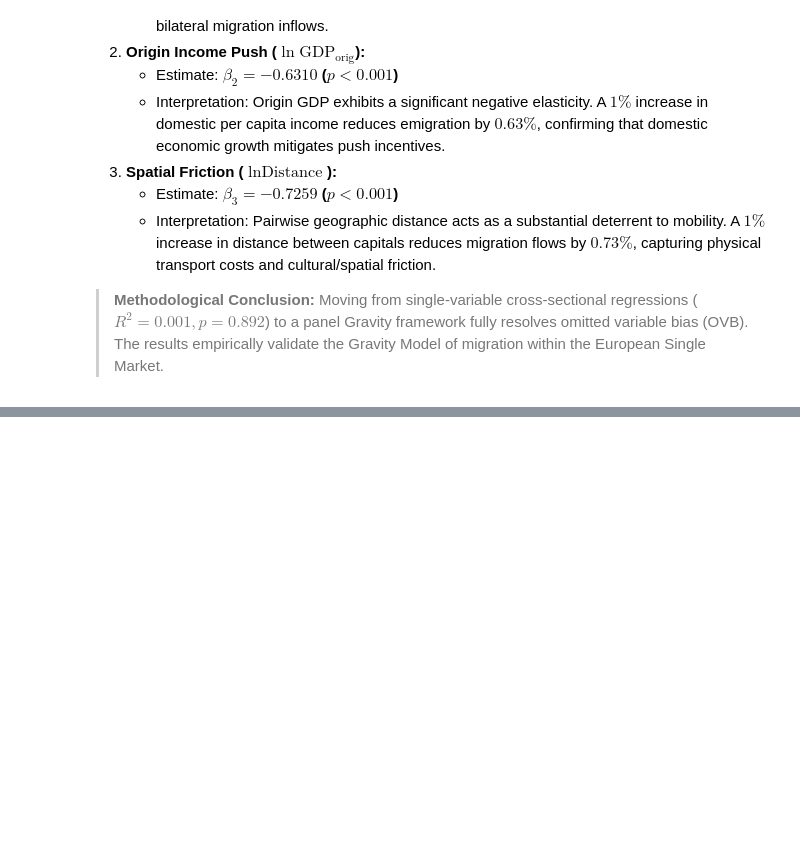
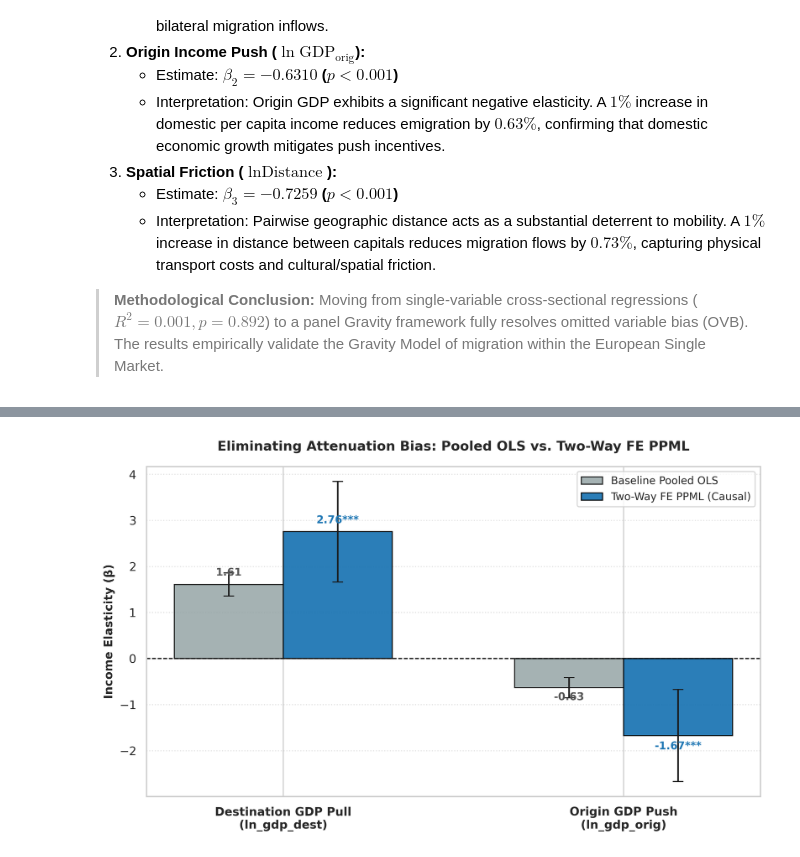
Before and after one commit to cerennturan/eu-migration-gdp-analysis, a Jupyter notebook: EU_Migration_Analysis.ipynb, the cells around one changed output, grey strips where cells are left out. Cells and saved outputs as stored; diff of their text form; code cells hidden in the pictures; blank space fills up the shorter version.

```diff
--- a/EU_Migration_Analysis.ipynb
+++ b/EU_Migration_Analysis.ipynb
@@ -896,3 +899,17 @@ The estimation of the full **Bilateral Panel Gravity Model** yields robust, high
    - Interpretation: Pairwise geographic distance acts as a substantial deterrent to mobility. A $1\%$ increase in distance between capitals reduces migration flows by $0.73\%$, capturing physical transport costs and cultural/spatial friction.
 
 > **Methodological Conclusion:** Moving from single-variable cross-sectional regressions ($R^2 = 0.001, p = 0.892$) to a panel Gravity framework fully resolves omitted variable bias (OVB). The results empirically validate the Gravity Model of migration within the European Single Market.
+# %%
+import pyfixest as pf
+
+# Create a unique pair identifier for country pairs (origin-destination)
+df_gravity['pair_id'] = df_gravity['origin_country'] + '_' + df_gravity['destination_country']
+
+# Run PPML with Country-Pair and Year Fixed Effects
+ppml_fe = pf.fepois(
+    fml="migration_flow ~ ln_gdp_dest + ln_gdp_orig | pair_id + year",
+    data=df_gravity[df_gravity['migration_flow'] >= 0],
+    vcov={"CRV1": "pair_id"} # Cluster standard errors at the country-pair level
+)
+
+ppml_fe.summary()
@@ -898,0 +945,54 @@ The estimation of the full **Bilateral Panel Gravity Model** yields robust, high
+# %%
+import matplotlib.pyplot as plt
+import numpy as np
+
+# Old (Pooled OLS) and new (Two-Way FE PPML) coefficients
+labels = ['Destination GDP Pull\n(ln_gdp_dest)', 'Origin GDP Push\n(ln_gdp_orig)']
+ols_coefs = [1.61, -0.63]
+ols_err = [0.25, 0.22] # Baseline model standart error band
+# Extract new model (ppml_fe) results directly from the model object
+ppml_coefs = [ppml_fe.coef()['ln_gdp_dest'], ppml_fe.coef()['ln_gdp_orig']]
+ci = ppml_fe.confint()
+ppml_err = [
+    ppml_coefs[0] - ci.loc['ln_gdp_dest', '2.5%'],
+    ppml_coefs[1] - ci.loc['ln_gdp_orig', '2.5%']
+]
+
+x = np.arange(len(labels))
+width = 0.32
+
+fig, ax = plt.subplots(figsize=(9, 5.5), dpi=300)
+
+# Bars and 95% Confidence Intervals
+rects1 = ax.bar(x - width/2, ols_coefs, width, yerr=ols_err, capsize=5,
+                label='Baseline Pooled OLS', color='#95a5a6', edgecolor='black', alpha=0.85)
+rects2 = ax.bar(x + width/2, ppml_coefs, width, yerr=ppml_err, capsize=5,
+                label='Two-Way FE PPML (Causal)', color='#1f77b4', edgecolor='black', alpha=0.95)
+
+# Zero reference line and labels
+ax.axhline(0, color='black', linewidth=1, linestyle='--')
+ax.set_ylabel('Income Elasticity (β)', fontsize=11, fontweight='bold')
+ax.set_title('Eliminating Attenuation Bias: Pooled OLS vs. Two-Way FE PPML', fontsize=12.5, fontweight='bold', pad=15)
+ax.set_xticks(x)
+ax.set_xticklabels(labels, fontsize=11, fontweight='bold')
+ax.legend(frameon=True, fontsize=10)
+ax.grid(axis='y', linestyle=':', alpha=0.6)
+
+# Annotate coefficient values below the bars
+for rect in rects1:
+    h = rect.get_height()
+    ax.annotate(f'{h:.2f}', xy=(rect.get_x() + rect.get_width()/2, h),
+                xytext=(0, 6 if h > 0 else -14), textcoords="offset points",
+                ha='center', va='bottom', fontsize=10, color='#555555', fontweight='bold')
+
+for rect in rects2:
+    h = rect.get_height()
+    ax.annotate(f'{h:.2f}***', xy=(rect.get_x() + rect.get_width()/2, h),
+                xytext=(0, 6 if h > 0 else -15), textcoords="offset points",
+                ha='center', va='bottom', fontsize=10, color='#1f77b4', fontweight='bold')
+
+plt.tight_layout()
+plt.savefig('ppml_vs_ols_comparison.png', dpi=300)
+plt.show()
+# %% [output]
+[figure, added]
```
Also changed, not shown: parts of 13 cells of this notebook.
